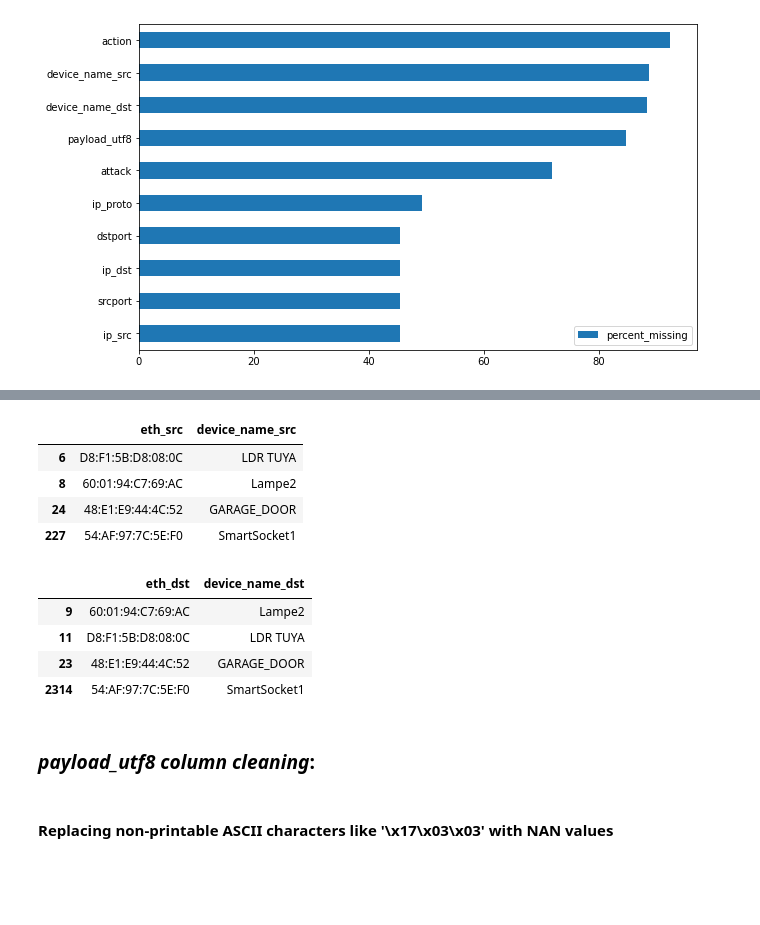
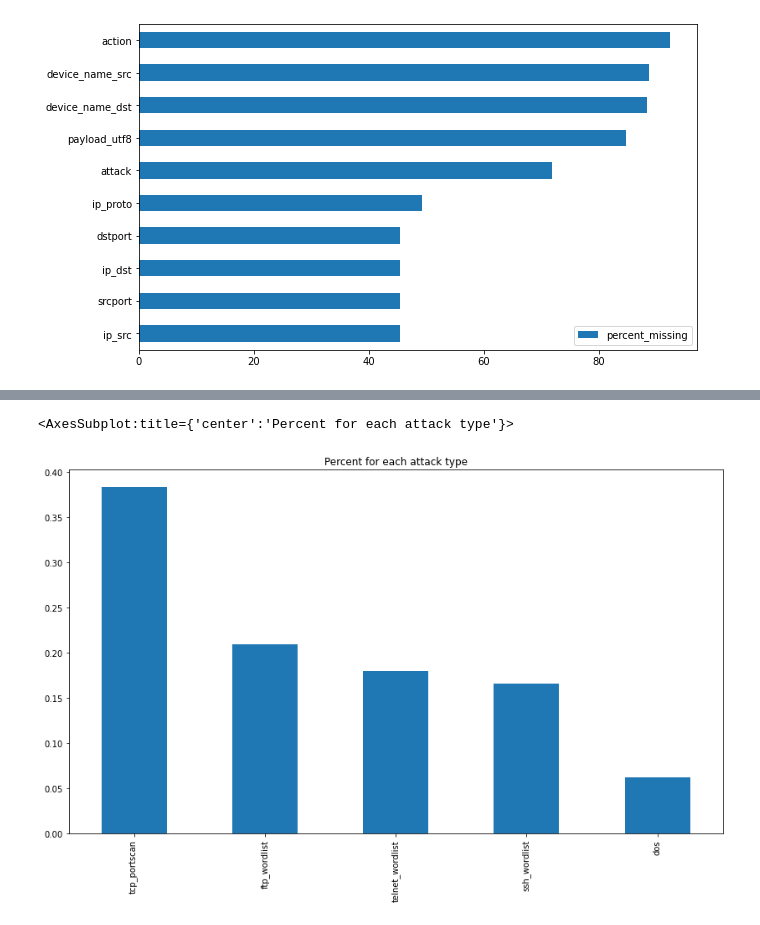
Before and after one commit to Abdulnaser98/IT-Sicherheit-Praktikum, a Jupyter notebook: analysis/analysis.ipynb, the cells around one changed output, grey strips where cells are left out. Saved outputs shown, nothing was run; the diff lists cells and outputs as text; code cells hidden in the pictures; blank space fills up the shorter version.

```diff
--- a/analysis/analysis.ipynb
+++ b/analysis/analysis.ipynb
@@ -117,22 +61,0 @@ Finish date: 2023-01-26 15:46:45
-# %%
-src_mac_adressen_mapping = df.loc[df['eth_src'].notna() & df["device_name_src"].notna() ][['eth_src','device_name_src']]
-src_mac_adressen_mapping.drop_duplicates()
-# %% [output]
-|  | eth_src | device_name_src |
-| 6 | D8:F1:5B:D8:08:0C | LDR TUYA |
-| 8 | 60:01:94:C7:69:AC | Lampe2 |
-| 24 | 48:E1:E9:44:4C:52 | GARAGE_DOOR |
-| 227 | 54:AF:97:7C:5E:F0 | SmartSocket1 |
-# %%
-dst_mac_adressen_mapping = df.loc[df['eth_dst'].notna() & df["device_name_dst"].notna() ][['eth_dst','device_name_dst']]
-des_mac_adressen_mapping.drop_duplicates()
-# %% [output]
-|  | eth_dst | device_name_dst |
-| 9 | 60:01:94:C7:69:AC | Lampe2 |
-| 11 | D8:F1:5B:D8:08:0C | LDR TUYA |
-| 23 | 48:E1:E9:44:4C:52 | GARAGE_DOOR |
-| 2314 | 54:AF:97:7C:5E:F0 | SmartSocket1 |
-# %% [markdown]
-### ***payload_utf8 column cleaning***:
-# %% [markdown]
-#### Replacing non-printable ASCII characters like '\x17\x03\x03' with NAN values
@@ -142,0 +62,6 @@ df['payload_utf8'] = df.payload_utf8.replace('',np.nan,regex = True)
+# %%
+df.attack.value_counts(normalize=True).plot(kind='bar' , figsize=(14,8),
+                                    title="Percent for each attack type")
+# %% [output]
+<AxesSubplot:title={'center':'Percent for each attack type'}>
+[figure, added]
```
Also changed, not shown: parts of 30 cells of this notebook.
